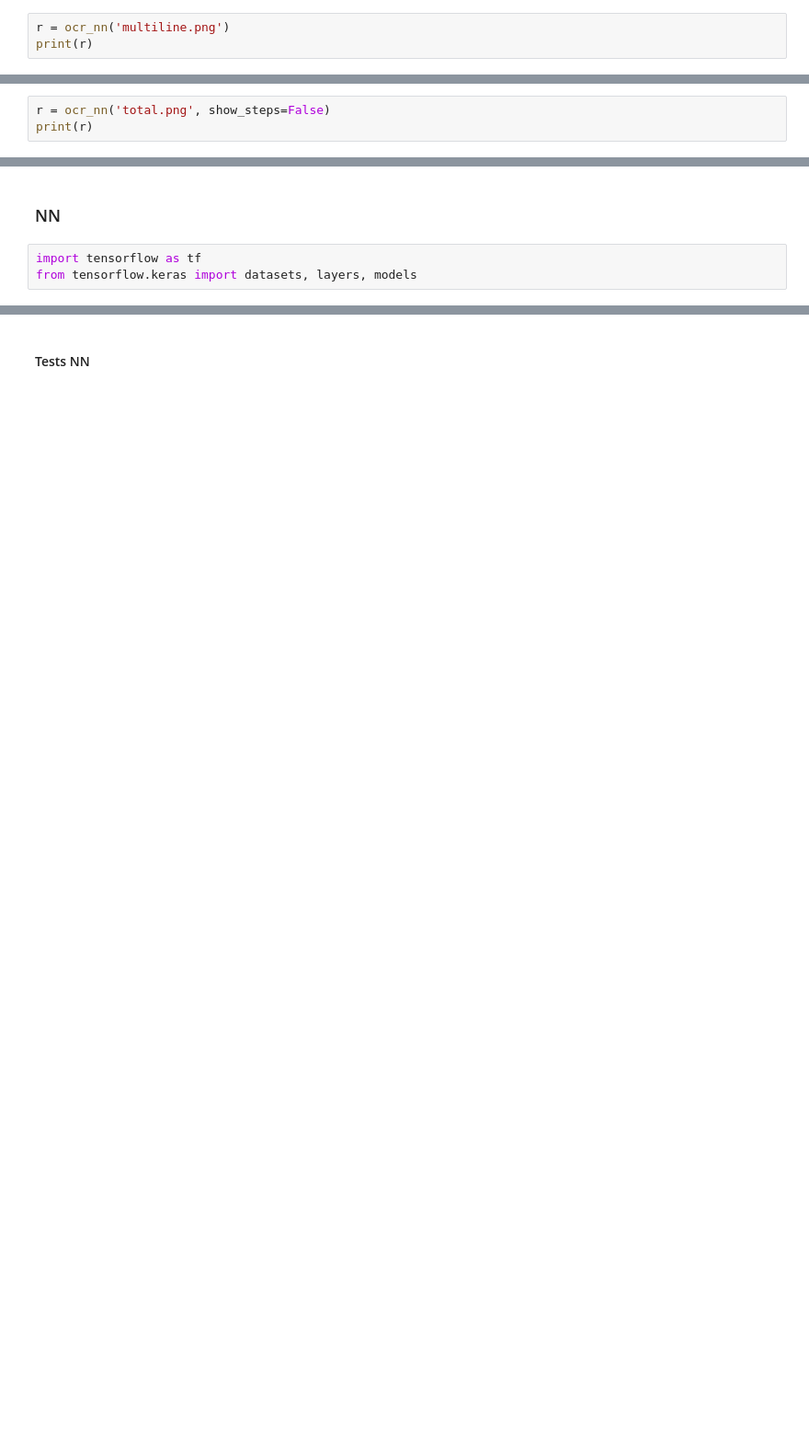
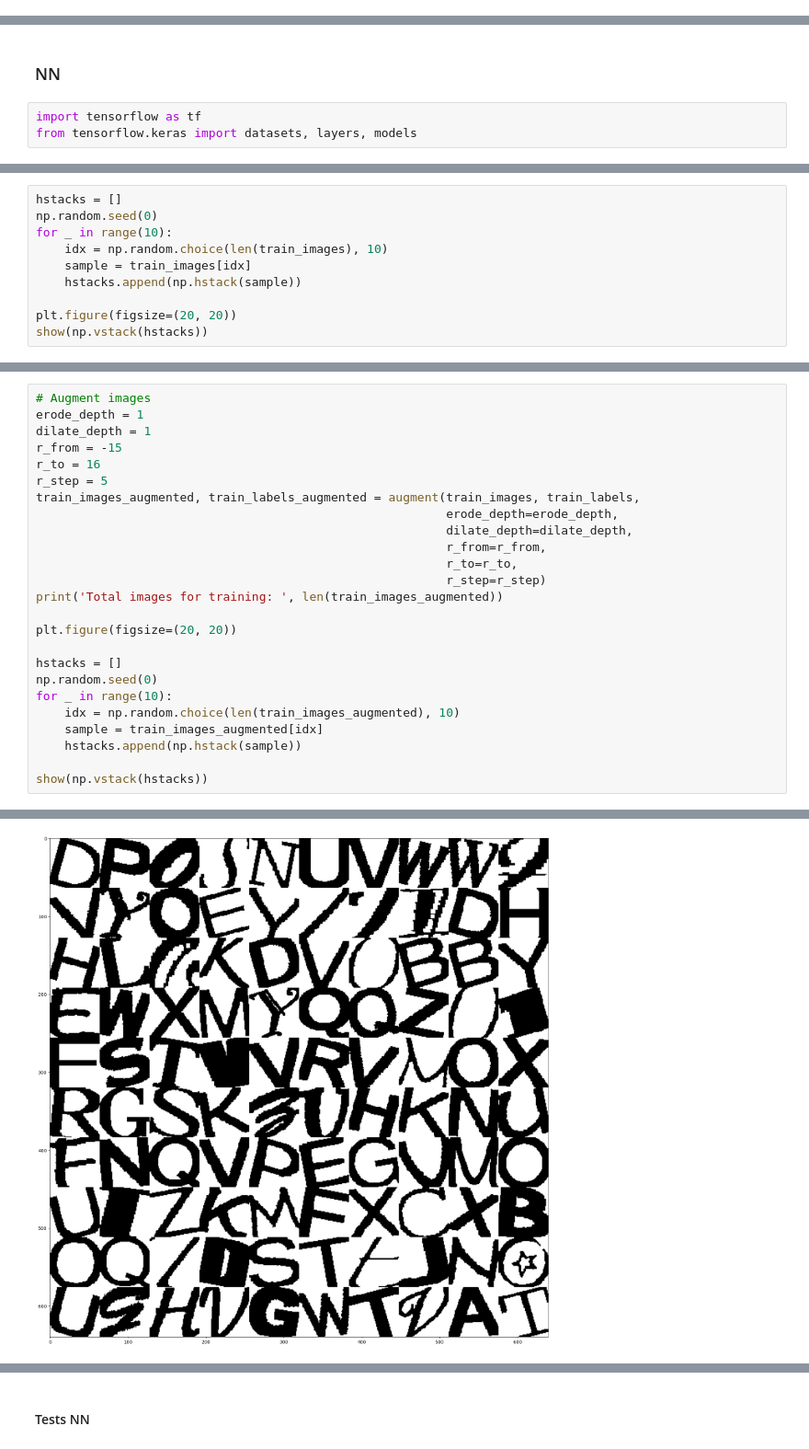
Before and after one commit to GeorgiPachov/digital-image-proc, a Jupyter notebook: nn-2.ipynb, the cells around one changed output, grey strips where cells are left out. Shown at 92% size. Cells and saved outputs as stored; diff of their text form; blank space fills up the shorter version.

Commit message:
Added visual augmentation with rotation

```diff
--- a/nn-2.ipynb
+++ b/nn-2.ipynb
@@ -302,6 +305,3 @@ def pipeline_2(path, show_steps=False):
                     show(c[0])
 
     return lines
-# %%
-r = ocr_nn('multiline.png')
-print(r)
@@ -312,3 +307,0 @@ PRQQESSLNG
-# %%
-r = ocr_nn('total.png', show_steps=False)
-print(r)
@@ -397,0 +365,10 @@ Epoch 20/20
+# %%
+hstacks = []
+np.random.seed(0)
+for _ in range(10):
+    idx = np.random.choice(len(train_images), 10)
+    sample = train_images[idx]
+    hstacks.append(np.hstack(sample))
+
+plt.figure(figsize=(20, 20))
+show(np.vstack(hstacks))
@@ -397,0 +438,26 @@ Epoch 20/20
+# %%
+# Augment images
+erode_depth = 1
+dilate_depth = 1
+r_from = -15
+r_to = 16
+r_step = 5
+train_images_augmented, train_labels_augmented = augment(train_images, train_labels,
+                                                         erode_depth=erode_depth,
+                                                         dilate_depth=dilate_depth,
+                                                         r_from=r_from,
+                                                         r_to=r_to,
+                                                         r_step=r_step)
+print('Total images for training: ', len(train_images_augmented))
+
+plt.figure(figsize=(20, 20))
+
+hstacks = []
+np.random.seed(0)
+for _ in range(10):
+    idx = np.random.choice(len(train_images_augmented), 10)
+    sample = train_images_augmented[idx]
+    hstacks.append(np.hstack(sample))
+
+show(np.vstack(hstacks))
+# %% [output]
@@ -397,0 +465 @@ Epoch 20/20
+[figure, added]
```
Also changed, not shown: parts of 28 cells of this notebook, 4 other files.
